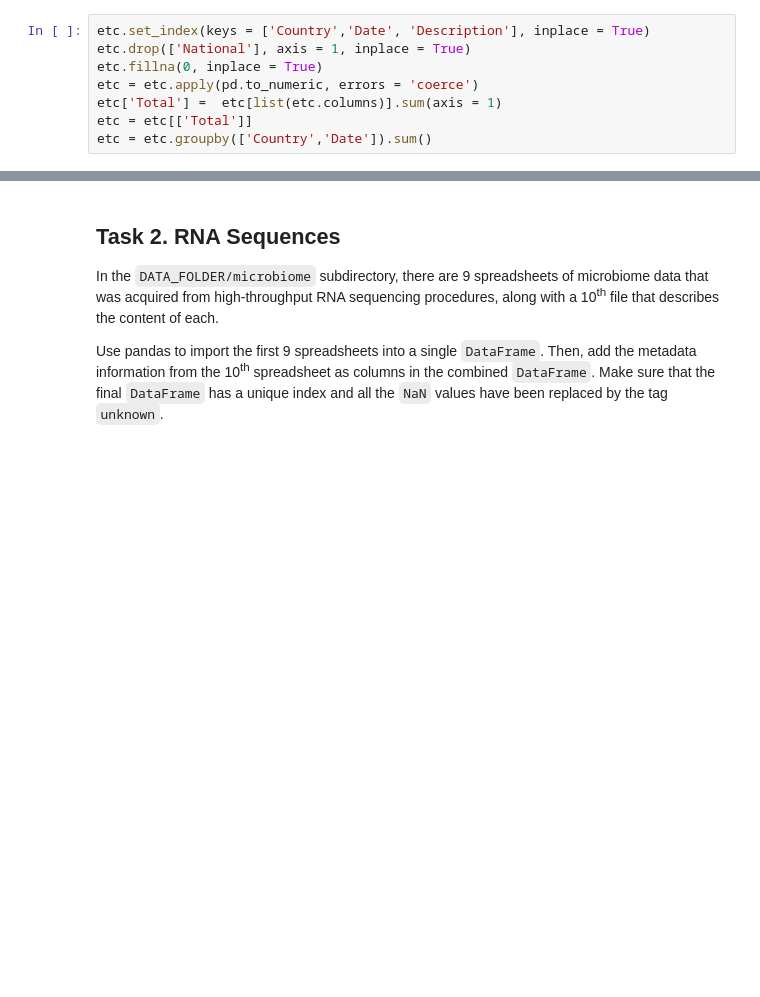
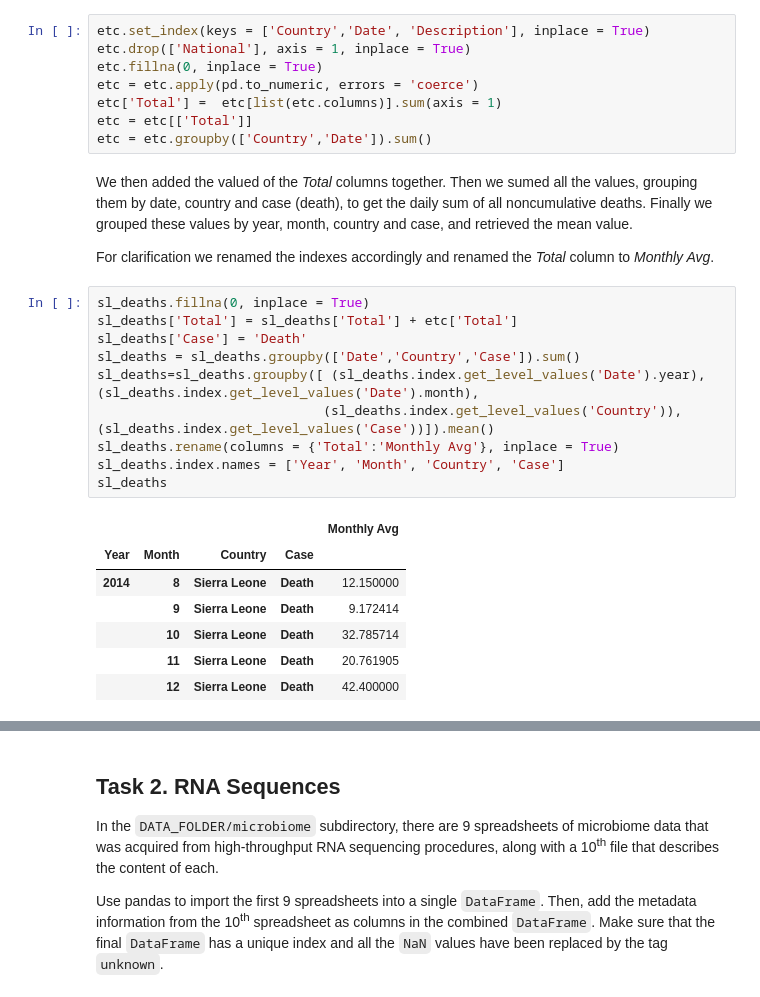
Before and after one commit to stojadin2701/ADA2017, a Jupyter notebook: Homework 1.ipynb, the cells around one changed output, grey strips where cells are left out. Saved outputs shown, nothing was run; the diff lists cells and outputs as text; blank space fills up the shorter version.

```diff
--- a/Homework 1.ipynb
+++ b/Homework 1.ipynb
@@ -253,3 +253,25 @@ etc = etc.apply(pd.to_numeric, errors = 'coerce')
 etc['Total'] =  etc[list(etc.columns)].sum(axis = 1)
 etc = etc[['Total']]
 etc = etc.groupby(['Country','Date']).sum()
+# %% [markdown]
+We then added the valued of the *Total* columns together. Then we sumed all the values, grouping them by date, country and case (death), to get the daily sum of all noncumulative deaths. Finally we grouped these values by year, month, country and case, and retrieved the mean value.
+
+For clarification we renamed the indexes accordingly and renamed the *Total* column to *Monthly Avg*.
+# %%
+sl_deaths.fillna(0, inplace = True)
+sl_deaths['Total'] = sl_deaths['Total'] + etc['Total']
+sl_deaths['Case'] = 'Death'
+sl_deaths = sl_deaths.groupby(['Date','Country','Case']).sum()
+sl_deaths=sl_deaths.groupby([ (sl_deaths.index.get_level_values('Date').year), (sl_deaths.index.get_level_values('Date').month),
+                             (sl_deaths.index.get_level_values('Country')), (sl_deaths.index.get_level_values('Case'))]).mean()
+sl_deaths.rename(columns = {'Total':'Monthly Avg'}, inplace = True)
+sl_deaths.index.names = ['Year', 'Month', 'Country', 'Case']
+sl_deaths
+# %% [output]
+|  |  |  |  | Monthly Avg |
+| Year | Month | Country | Case |  |
+| 2014 | 8 | Sierra Leone | Death | 12.150000 |
+|  | 9 | Sierra Leone | Death | 9.172414 |
+|  | 10 | Sierra Leone | Death | 32.785714 |
+|  | 11 | Sierra Leone | Death | 20.761905 |
+|  | 12 | Sierra Leone | Death | 42.400000 |
```
Also changed, not shown: parts of 4 cells of this notebook.
